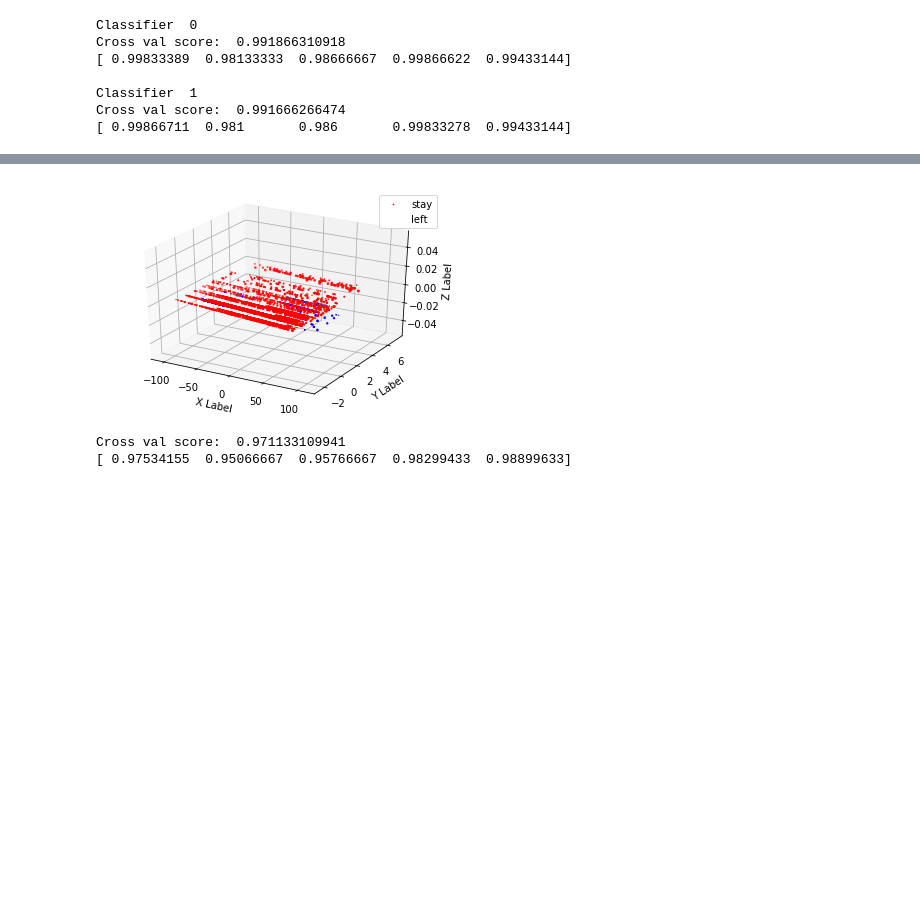
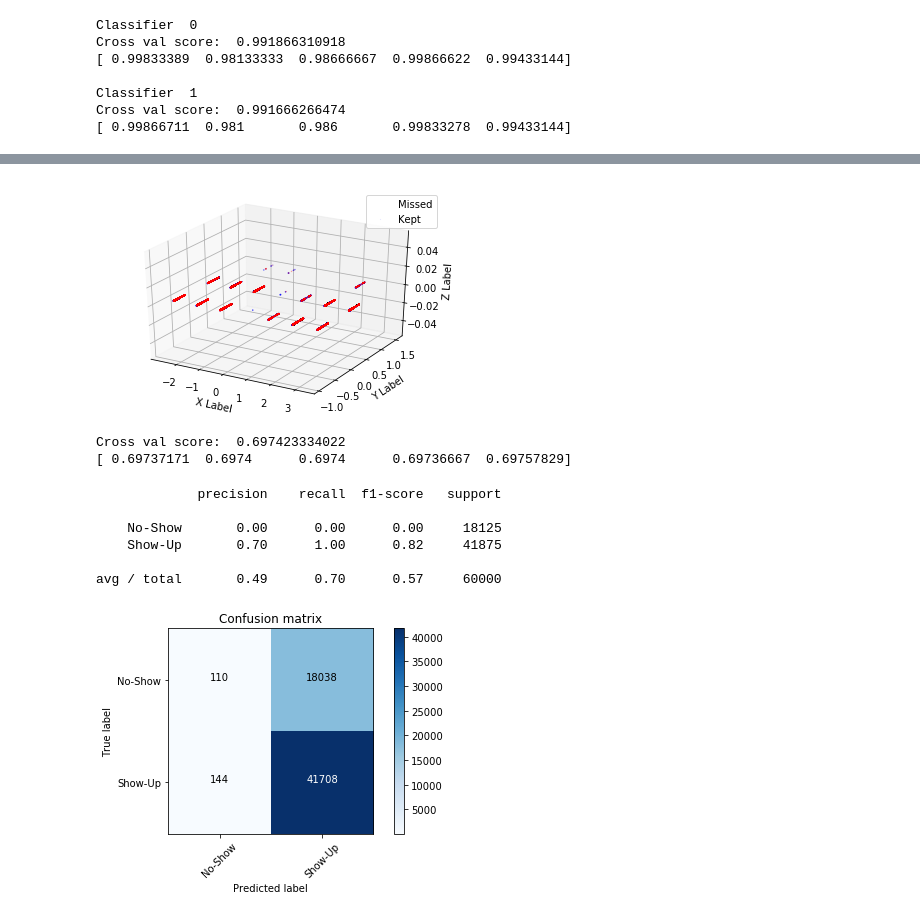
Before and after one commit to altock/Kaggle, a Jupyter notebook: Medical_Appointments/Medical Appointments Prediction.ipynb, the cells around one changed output, grey strips where cells are left out. Drawn from its saved outputs; the diff is of its cells as text; code cells hidden in the pictures; blank space fills up the shorter version.

Commit message:
Feature Engineering in Medical, realized I'm just predicting Show-Up for all "

```diff
--- a/Medical_Appointments/Medical Appointments Prediction.ipynb
+++ b/Medical_Appointments/Medical Appointments Prediction.ipynb
@@ -272,10 +345,10 @@ plt.show()
 # %%
 # 3D PCA, Clear plane difference between them
-drop = ['left',  'sales', 'salary']
+# drop = ['left',  'sales', 'salary']
 
-y = np.array(hr.left)
+y = np.array(ma.Status)
 
-X = np.array(hr.drop(drop,1))
+X = np.array(ma.drop(drop,1))
 pca = PCA(n_components=3).fit(X)
 X_pca = pca.transform(X)
 
@@ -283,7 +356,7 @@ colors = cycle('rb')
 target_ids = range(2)
 fig = plt.figure()
 ax = fig.add_subplot(111, projection='3d')
-for i, c, label in zip(target_ids, colors, ["stay","left"]):
+for i, c, label in zip(target_ids, colors, ["Missed", "Kept"]):
     plt.scatter(X_pca[y == i, 0], X_pca[y == i, 1],X_pca[y == i, 2],
                 c=c, label=label)
 
@@ -294,11 +367,11 @@ ax.set_zlabel('Z Label')
 plt.legend()
 plt.show()
 # %% [output]
-[figure, old version]
+[figure, new version]
 # %%
 # 3D accuracy is the same as 2D
-clf = RandomForestClassifier(n_estimators=500, n_jobs=-1)
-y = hr.left
+clf = xgb.XGBClassifier(n_estimators=500, nthread=-1)
+y = ma.Status
 
 scores = cross_val_score(clf, X_pca, y, cv=CV_FOLDS, n_jobs=-1)
 
@@ -307,5 +380,60 @@ scores = cross_val_score(clf, X_pca, y, cv=CV_FOLDS, n_jobs=-1)
 print('Cross val score: ', sum(scores) / CV_FOLDS )
 print(scores)
 # %% [output]
-Cross val score:  0.971133109941
-[ 0.97534155  0.95066667  0.95766667  0.98299433  0.98899633]
+Cross val score:  0.697423334022
+[ 0.69737171  0.6974      0.6974      0.69736667  0.69757829]
+# %%
+clf = svm.SVC()#LogisticRegression(n_jobs=-1, C=0.1)
+X = ma.drop(drop,1)
+y = ma.Status
+X_train, X_test, y_train, y_test = train_test_split(X_pca, y, test_size=0.2)
+
+
+clf.fit(X_train, y_train)
+y_pred = clf.predict(X_test)
+# %%
+print(classification_report(y_test,y_pred, target_names=class_names))
+# %% [output]
+             precision    recall  f1-score   support
+
+    No-Show       0.00      0.00      0.00     18125
+    Show-Up       0.70      1.00      0.82     41875
+
+avg / total       0.49      0.70      0.57     60000
+# %%
+def plot_confusion_matrix(cm, classes,
+                          title='Confusion matrix',
+                          cmap=plt.cm.Blues):
+
+    plt.imshow(cm, interpolation='nearest', cmap=cmap)
+    plt.title(title)
+    plt.colorbar()
+    tick_marks = np.arange(len(classes))
+    plt.xticks(tick_marks, classes, rotation=45)
+    plt.yticks(tick_marks, classes)
+
+    thresh = cm.max() / 2.
+    for i, j in itertools.product(range(cm.shape[0]), range(cm.shape[1])):
+        plt.text(j, i, cm[i, j],
+                 horizontalalignment="center",
+                 color="white" if cm[i, j] > thresh else "black")
+
+    plt.tight_layout()
+    plt.ylabel('True label')
+    plt.xlabel('Predicted label')
+
+
+
+# Compute confusion matrix
+cnf_matrix = confusion_matrix(y_test, y_pred)
+np.set_printoptions(precision=10)
+
+class_names = ["No-Show","Show-Up"]
+
+plot_confusion_matrix(cnf_matrix, classes=class_names,
+                      title='Confusion matrix')
+
+
+plt.show()
+# %% [output]
+[figure, added]
```
Also changed, not shown: parts of 24 cells of this notebook.
